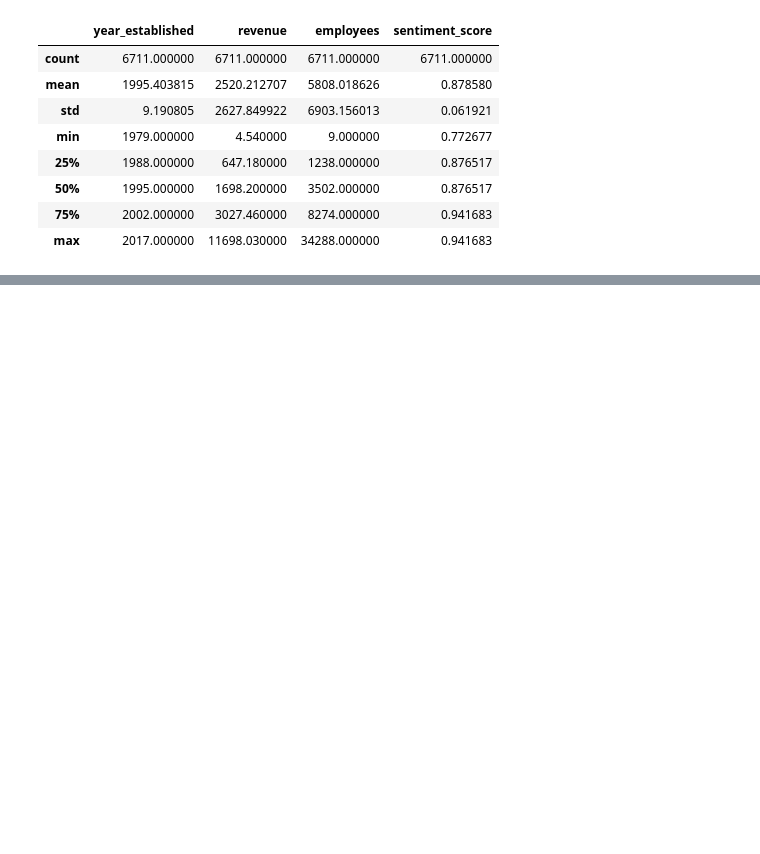
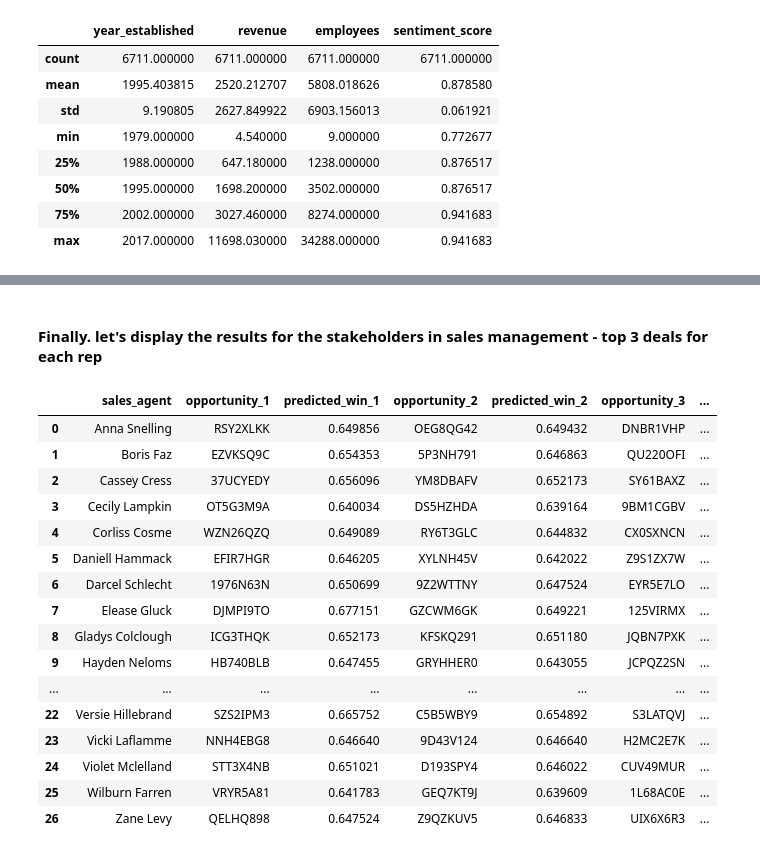
Before and after one commit to APJFX69/ic_ai_course_capstone_submission, a Jupyter notebook: Sales engagement prioritisation model.ipynb, the cells around one changed output, grey strips where cells are left out. Cells and saved outputs as stored; diff of their text form; code cells hidden in the pictures; blank space fills up the shorter version.

```diff
--- a/Sales engagement prioritisation model.ipynb
+++ b/Sales engagement prioritisation model.ipynb
@@ -391,0 +546,7 @@ prod_data.describe()
+# %%
+#Loading the model built previously
+pipe_prod = joblib.load("ensemble_pipeline.joblib")
+preds = pipe_prod.predict_proba(prod_data)
+prod_predictions = pd.DataFrame(preds)
+prod_predictions = prod_predictions.rename(columns={0: 'Predicted Loss',1:'Predicted Win'})
+prod_predictions
@@ -391,0 +567,5 @@ prod_data.describe()
+# %%
+#Combining list of opportunities with the list of predicted wins
+prod_sales_rep_data = prod_sales_rep_data.reset_index(drop=True) # we are relying on the same order here (!)
+prod_sales_recommendation_data =  pd.concat([prod_predictions,prod_sales_rep_data], axis=1)
+prod_sales_recommendation_data
@@ -391,0 +586,37 @@ prod_data.describe()
+# %% [markdown]
+#### Finally. let's display the results for the stakeholders in sales management - top 3 deals for each rep
+# %%
+def summarize_top_opportunities(df, n=3):
+    df = df.sort_values(['sales_agent', 'Predicted Win'], ascending=[True, False])
+
+    def top_n_summary(x):
+        topn = x.nlargest(n, 'Predicted Win')
+        data = {}
+        for i, (_, row) in enumerate(topn.iterrows(), start=1):
+            data[f'opportunity_{i}'] = row['opportunity_id']
+            data[f'predicted_win_{i}'] = row['Predicted Win']
+        return pd.Series(data)
+
+    grouped = df.drop(columns=['sales_agent']).groupby(df['sales_agent'])
+    return grouped.apply(top_n_summary).reset_index().fillna('-')
+
+top3_summary = summarize_top_opportunities(prod_sales_recommendation_data,n=3)
+top3_summary
+# %% [output]
+|  | sales_agent | opportunity_1 | predicted_win_1 | opportunity_2 | predicted_win_2 | opportunity_3 | ... |
+| 0 | Anna Snelling | RSY2XLKK | 0.649856 | OEG8QG42 | 0.649432 | DNBR1VHP | ... |
+| 1 | Boris Faz | EZVKSQ9C | 0.654353 | 5P3NH791 | 0.646863 | QU220OFI | ... |
+| 2 | Cassey Cress | 37UCYEDY | 0.656096 | YM8DBAFV | 0.652173 | SY61BAXZ | ... |
+| 3 | Cecily Lampkin | OT5G3M9A | 0.640034 | DS5HZHDA | 0.639164 | 9BM1CGBV | ... |
+| 4 | Corliss Cosme | WZN26QZQ | 0.649089 | RY6T3GLC | 0.644832 | CX0SXNCN | ... |
+| 5 | Daniell Hammack | EFIR7HGR | 0.646205 | XYLNH45V | 0.642022 | Z9S1ZX7W | ... |
+| 6 | Darcel Schlecht | 1976N63N | 0.650699 | 9Z2WTTNY | 0.647524 | EYR5E7LO | ... |
+| 7 | Elease Gluck | DJMPI9TO | 0.677151 | GZCWM6GK | 0.649221 | 125VIRMX | ... |
+| 8 | Gladys Colclough | ICG3THQK | 0.652173 | KFSKQ291 | 0.651180 | JQBN7PXK | ... |
+| 9 | Hayden Neloms | HB740BLB | 0.647455 | GRYHHER0 | 0.643055 | JCPQZ2SN | ... |
+| ... | ... | ... | ... | ... | ... | ... | ... |
+| 22 | Versie Hillebrand | SZS2IPM3 | 0.665752 | C5B5WBY9 | 0.654892 | S3LATQVJ | ... |
+| 23 | Vicki Laflamme | NNH4EBG8 | 0.646640 | 9D43V124 | 0.646640 | H2MC2E7K | ... |
+| 24 | Violet Mclelland | STT3X4NB | 0.651021 | D193SPY4 | 0.646022 | CUV49MUR | ... |
+| 25 | Wilburn Farren | VRYR5A81 | 0.641783 | GEQ7KT9J | 0.639609 | 1L68AC0E | ... |
+| 26 | Zane Levy | QELHQ898 | 0.647524 | Z9QZKUV5 | 0.646833 | UIX6X6R3 | ... |
```
Also changed, not shown: parts of 43 cells of this notebook, 6 other files.
